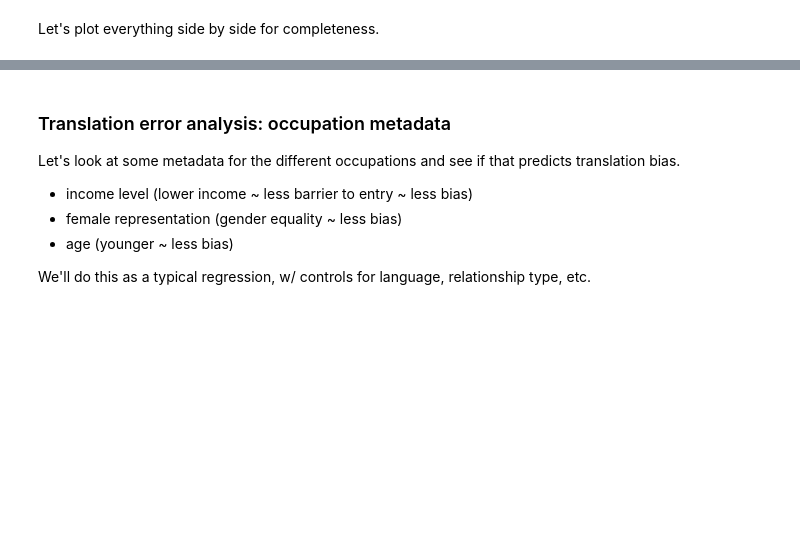
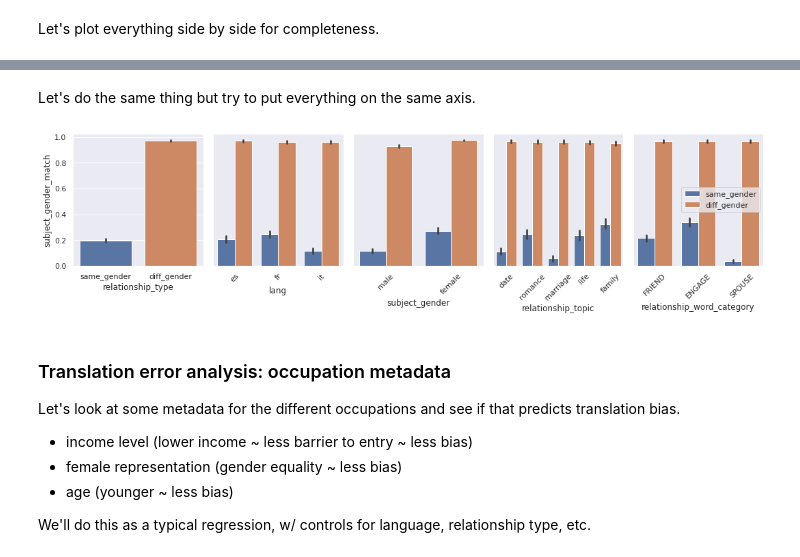
Before and after one commit to ianbstewart/multilingual-same-gender-bias, a Jupyter notebook: query_translations.ipynb, the cells around one changed output, grey strips where cells are left out. Saved outputs shown, nothing was run; the diff lists cells and outputs as text; code cells hidden in the pictures; blank space fills up the shorter version.

```diff
--- a/query_translations.ipynb
+++ b/query_translations.ipynb
@@ -906,3 +776,43 @@ plt.show()
+# %% [markdown]
+Let's do the same thing but try to put everything on the same axis.
+# %%
+plot_attr_vars = ['lang', 'subject_gender', 'relationship_topic', 'relationship_word_category']
+N_cols = len(plot_attr_vars) + 1
+height = 4
+width = N_cols*3.
+f, axs = plt.subplots(1, N_cols, figsize=(width, height))
+bar_width = 0.5
+# plot overall scores
+overall_plot = sns.barplot(data=combined_sentence_data, x='relationship_type', y='subject_gender_match', ax=axs[0])
+# plot scores per attribute
+for i, attr_var_i in enumerate(plot_attr_vars):
+    ax_i = axs[i+1]
+    width_i = combined_sentence_data.loc[:, attr_var_i].nunique() * 1.5
+    # set figure size
+    sns.set(rc={'figure.figsize' : (width_i, height)})
+    # rotate x ticks
+    ax_i.set_xticklabels(ax_i.get_xticklabels(), rotation=45)
+    plot_i = sns.barplot(data=combined_sentence_data, x=attr_var_i, y='subject_gender_match', hue='relationship_type', ax=ax_i)
+    plot_i.set(ylabel=None, yticks=[], yticklabels=[])
+    if(i+1 < N_cols-1):
+        plot_i.get_legend().remove()
+    else:
+        ax_i.legend(loc='center right')
+plt.tight_layout()
+plt.show()
+## facet grid does not work!! different x axis for each variable
+# use facet grid https://www.geeksforgeeks.org/multi-plot-grid-in-seaborn/
+# flatten data because ugh
+# flat_sentence_data = combined_sentence_data.melt(id_vars=['sent', 'translation_txt', 'lang', 'relationship_type', 'subject_gender_match'],
+#                                                  value_vars=plot_attr_vars,
+#                                                  value_name='attr_val', var_name='attr_var')
+# grid_plot = sns.FacetGrid(flat_sentence_data, col='attr_var')
+# grid_plot.map(sns.barplot, 'attr_val', 'subject_gender_match')
+# plt.show()
+
+# display(flat_sentence_data.head())
+# %% [output]
+[figure, added]
 # %% [markdown]
 ### Translation error analysis: occupation metadata
 Let's look at some metadata for the different occupations and see if that predicts translation bias.
```
Also changed, not shown: parts of 31 cells of this notebook, 2 other files.
